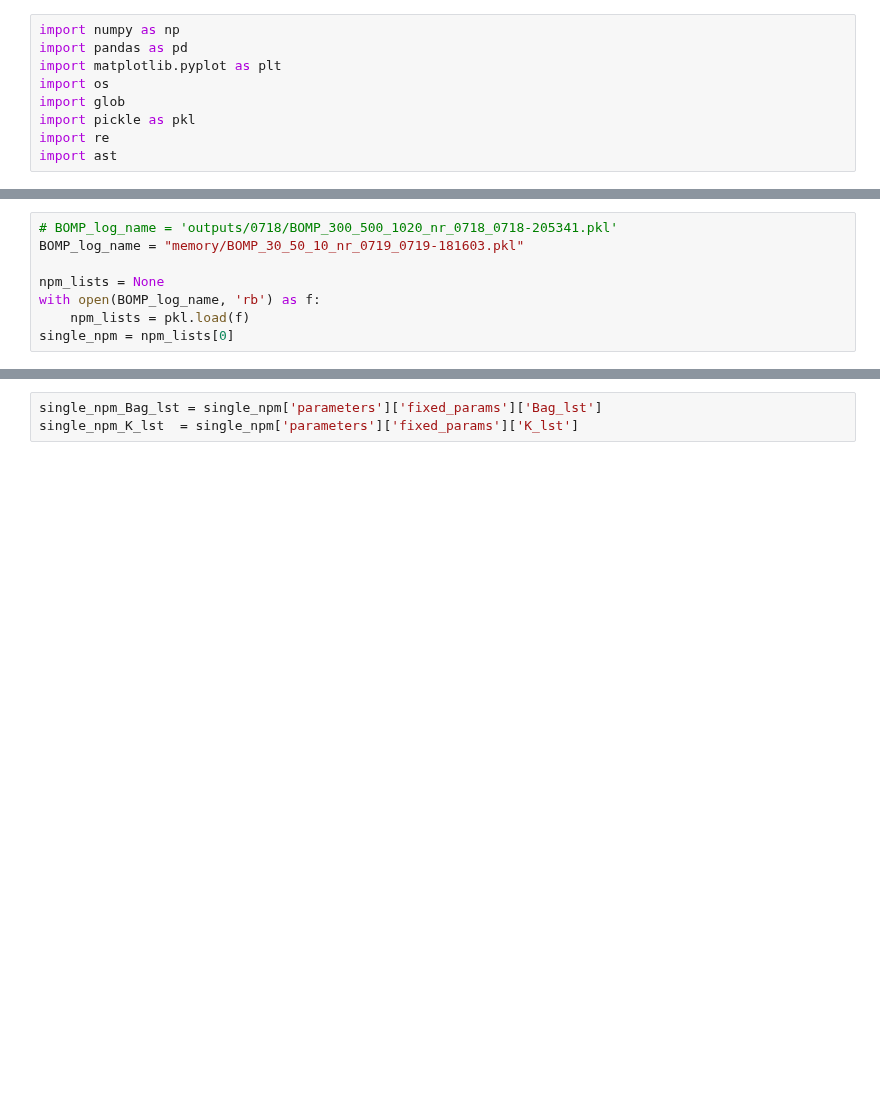
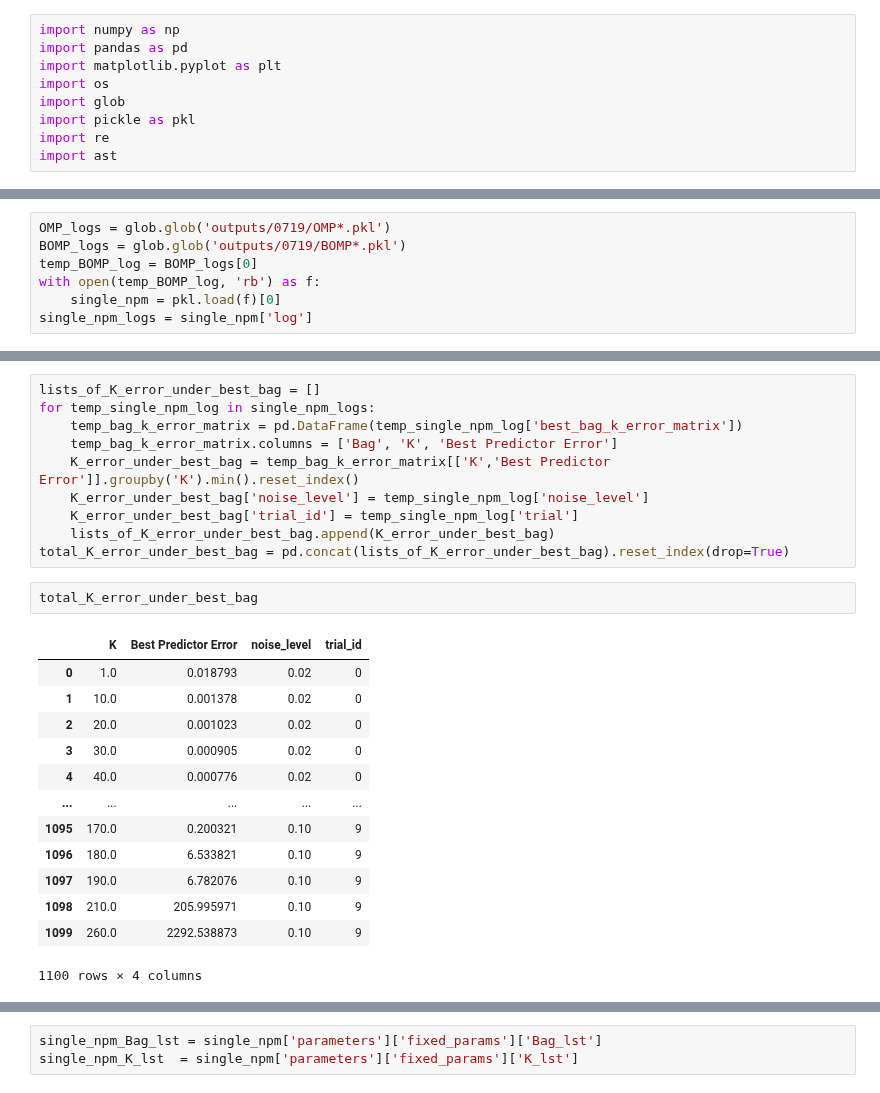
Before and after one commit to sleepysunny311/Projection_Pursuit_Summer, a Jupyter notebook: task8/Result_Analysis.ipynb, the cells around one changed output, grey strips where cells are left out. Drawn from its saved outputs; the diff is of its cells as text; blank space fills up the shorter version.

```diff
--- a/task8/Result_Analysis.ipynb
+++ b/task8/Result_Analysis.ipynb
@@ -140,10 +126,2 @@ m = 10
 \bottomrule
 \end{tabular}
-# %%
-# BOMP_log_name = 'outputs/0718/BOMP_300_500_1020_nr_0718_0718-205341.pkl'
-BOMP_log_name = "memory/BOMP_30_50_10_nr_0719_0719-181603.pkl"
-
-npm_lists = None
-with open(BOMP_log_name, 'rb') as f:
-    npm_lists = pkl.load(f)
-single_npm = npm_lists[0]
@@ -151,0 +128,7 @@ single_npm_logs = single_npm['log']
+# %%
+OMP_logs = glob.glob('outputs/0719/OMP*.pkl')
+BOMP_logs = glob.glob('outputs/0719/BOMP*.pkl')
+temp_BOMP_log = BOMP_logs[0]
+with open(temp_BOMP_log, 'rb') as f:
+    single_npm = pkl.load(f)[0]
+single_npm_logs = single_npm['log']
@@ -161,0 +175,26 @@ single_npm['parameters']['fixed_params']
+# %%
+lists_of_K_error_under_best_bag = []
+for temp_single_npm_log in single_npm_logs:
+    temp_bag_k_error_matrix = pd.DataFrame(temp_single_npm_log['best_bag_k_error_matrix'])
+    temp_bag_k_error_matrix.columns = ['Bag', 'K', 'Best Predictor Error']
+    K_error_under_best_bag = temp_bag_k_error_matrix[['K','Best Predictor Error']].groupby('K').min().reset_index()
+    K_error_under_best_bag['noise_level'] = temp_single_npm_log['noise_level']
+    K_error_under_best_bag['trial_id'] = temp_single_npm_log['trial']
+    lists_of_K_error_under_best_bag.append(K_error_under_best_bag)
+total_K_error_under_best_bag = pd.concat(lists_of_K_error_under_best_bag).reset_index(drop=True)
+# %%
+total_K_error_under_best_bag
+# %% [output]
+|  | K | Best Predictor Error | noise_level | trial_id |
+| 0 | 1.0 | 0.018793 | 0.02 | 0 |
+| 1 | 10.0 | 0.001378 | 0.02 | 0 |
+| 2 | 20.0 | 0.001023 | 0.02 | 0 |
+| 3 | 30.0 | 0.000905 | 0.02 | 0 |
+| 4 | 40.0 | 0.000776 | 0.02 | 0 |
+| ... | ... | ... | ... | ... |
+| 1095 | 170.0 | 0.200321 | 0.10 | 9 |
+| 1096 | 180.0 | 6.533821 | 0.10 | 9 |
+| 1097 | 190.0 | 6.782076 | 0.10 | 9 |
+| 1098 | 210.0 | 205.995971 | 0.10 | 9 |
+| 1099 | 260.0 | 2292.538873 | 0.10 | 9 |
+1100 rows × 4 columns
```
Also changed, not shown: parts of 15 cells of this notebook, 17 other files.
